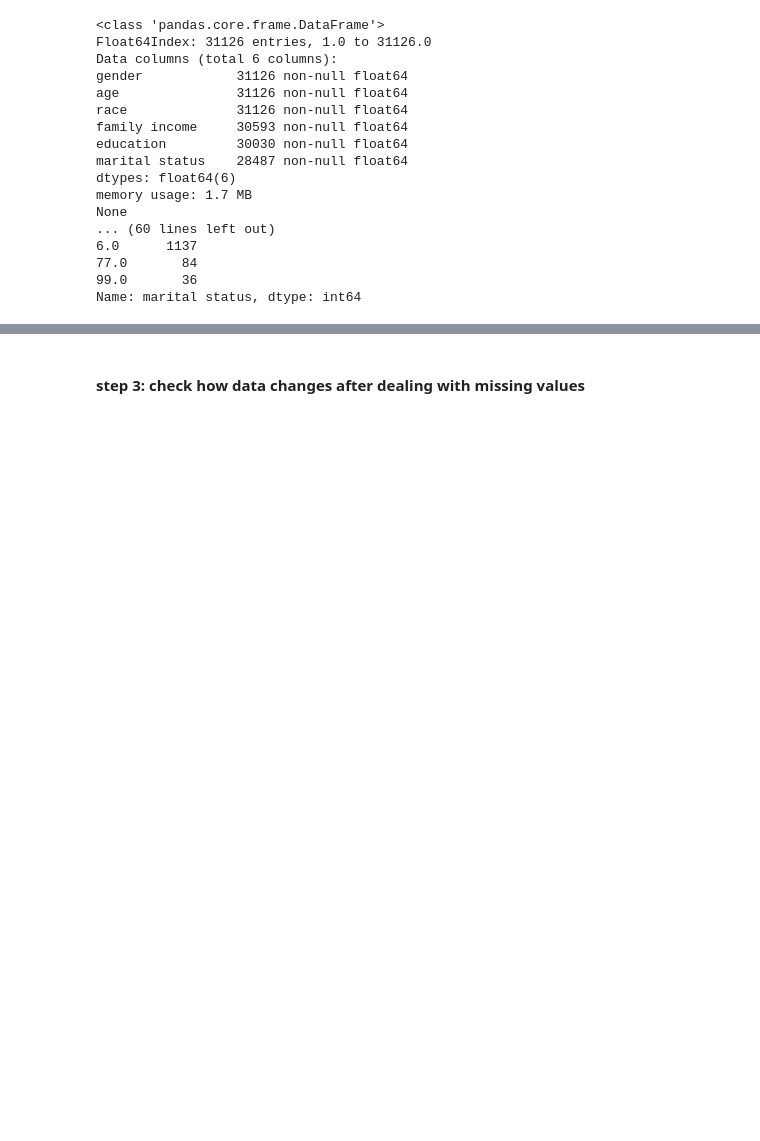
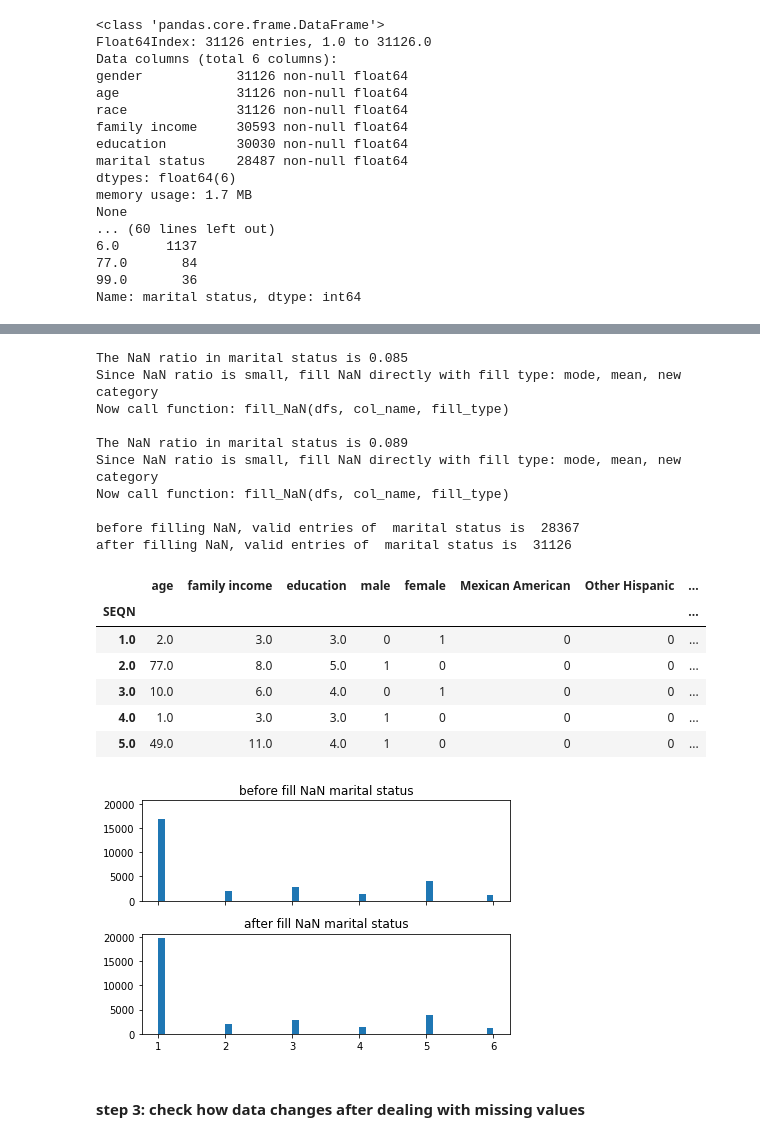
Before and after one commit to vivianfu1995/capstone, a Jupyter notebook: Feature_Engineering_part1_edit2.ipynb, the cells around one changed output, grey strips where cells are left out. Cells and saved outputs as stored; diff of their text form; code cells hidden in the pictures; blank space fills up the shorter version.

```diff
--- a/Feature_Engineering_part1_edit1.ipynb
+++ b/Feature_Engineering_part1_edit2.ipynb
@@ -484,2 +526,28 @@ after filling NaN, valid entries of  marital status is  31126
+# %%
+get_NaN_ratio_for_one_col(dfs_demo,'marital status')
+dfs_demo = process_79(dfs_demo,'marital status',[77,99],'NaN')
+get_NaN_ratio_for_one_col(dfs_demo,'marital status')
+dfs_demo = fill_NaN(dfs_demo,'marital status','mode')
+dfs_demo = convert_nominal_to_dummies(dfs_demo,'marital status',['married','widowed','divorced','separated','never married','living with partner'])
+dfs_demo.head()
+# %% [output]
+The NaN ratio in marital status is 0.085
+Since NaN ratio is small, fill NaN directly with fill type: mode, mean, new category
+Now call function: fill_NaN(dfs, col_name, fill_type)
+
+The NaN ratio in marital status is 0.089
+Since NaN ratio is small, fill NaN directly with fill type: mode, mean, new category
+Now call function: fill_NaN(dfs, col_name, fill_type)
+
+before filling NaN, valid entries of  marital status is  28367
+after filling NaN, valid entries of  marital status is  31126
+|  | age | family income | education | male | female | Mexican American | Other Hispanic | ... |
+| SEQN |  |  |  |  |  |  |  | ... |
+| 1.0 | 2.0 | 3.0 | 3.0 | 0 | 1 | 0 | 0 | ... |
+| 2.0 | 77.0 | 8.0 | 5.0 | 1 | 0 | 0 | 0 | ... |
+| 3.0 | 10.0 | 6.0 | 4.0 | 0 | 1 | 0 | 0 | ... |
+| 4.0 | 1.0 | 3.0 | 3.0 | 1 | 0 | 0 | 0 | ... |
+| 5.0 | 49.0 | 11.0 | 4.0 | 1 | 0 | 0 | 0 | ... |
+[figure, added]
 # %% [markdown]
 #### step 3: check how data changes after dealing with missing values
```
Also changed, not shown: parts of 29 cells of this notebook.
